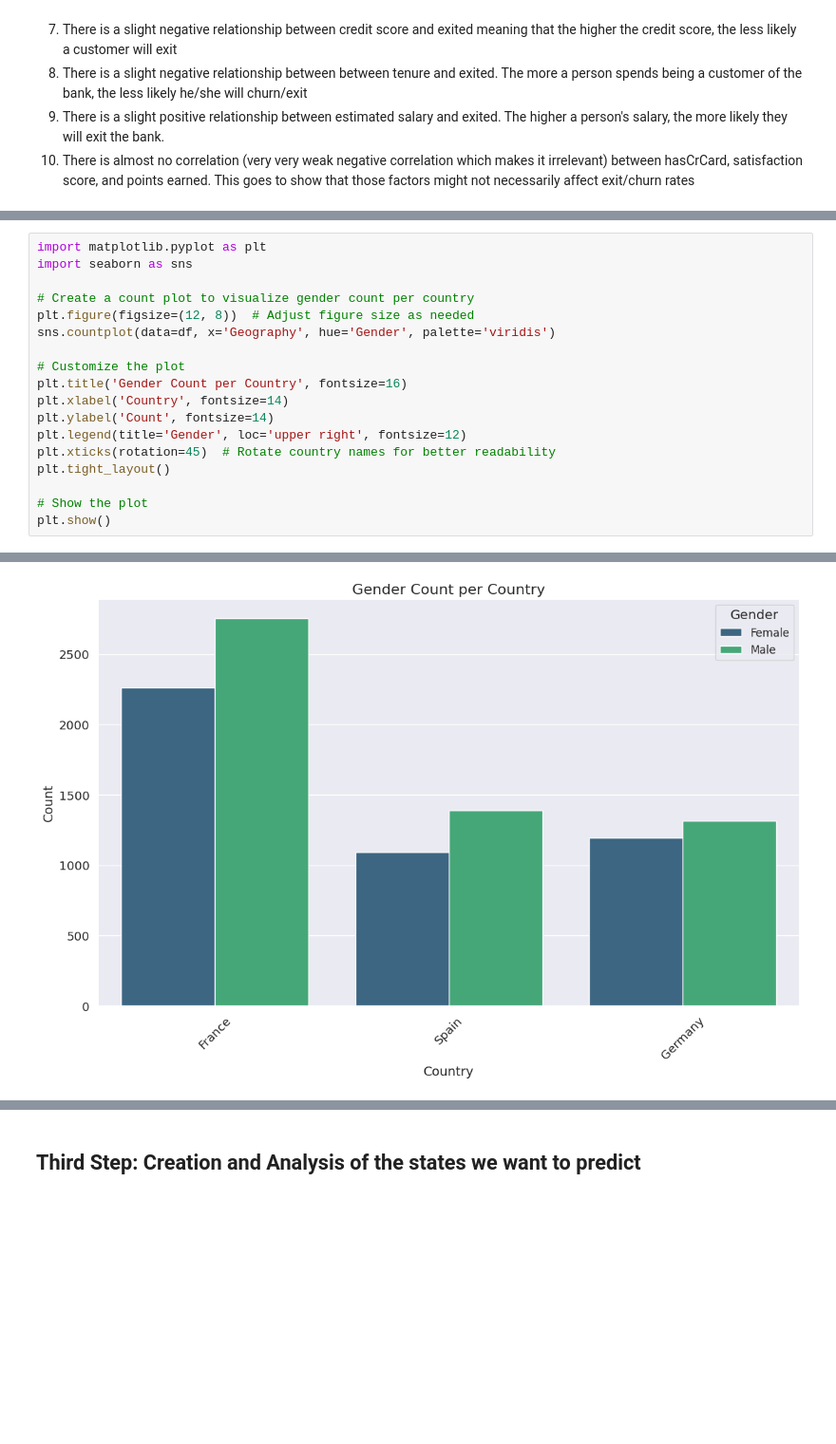
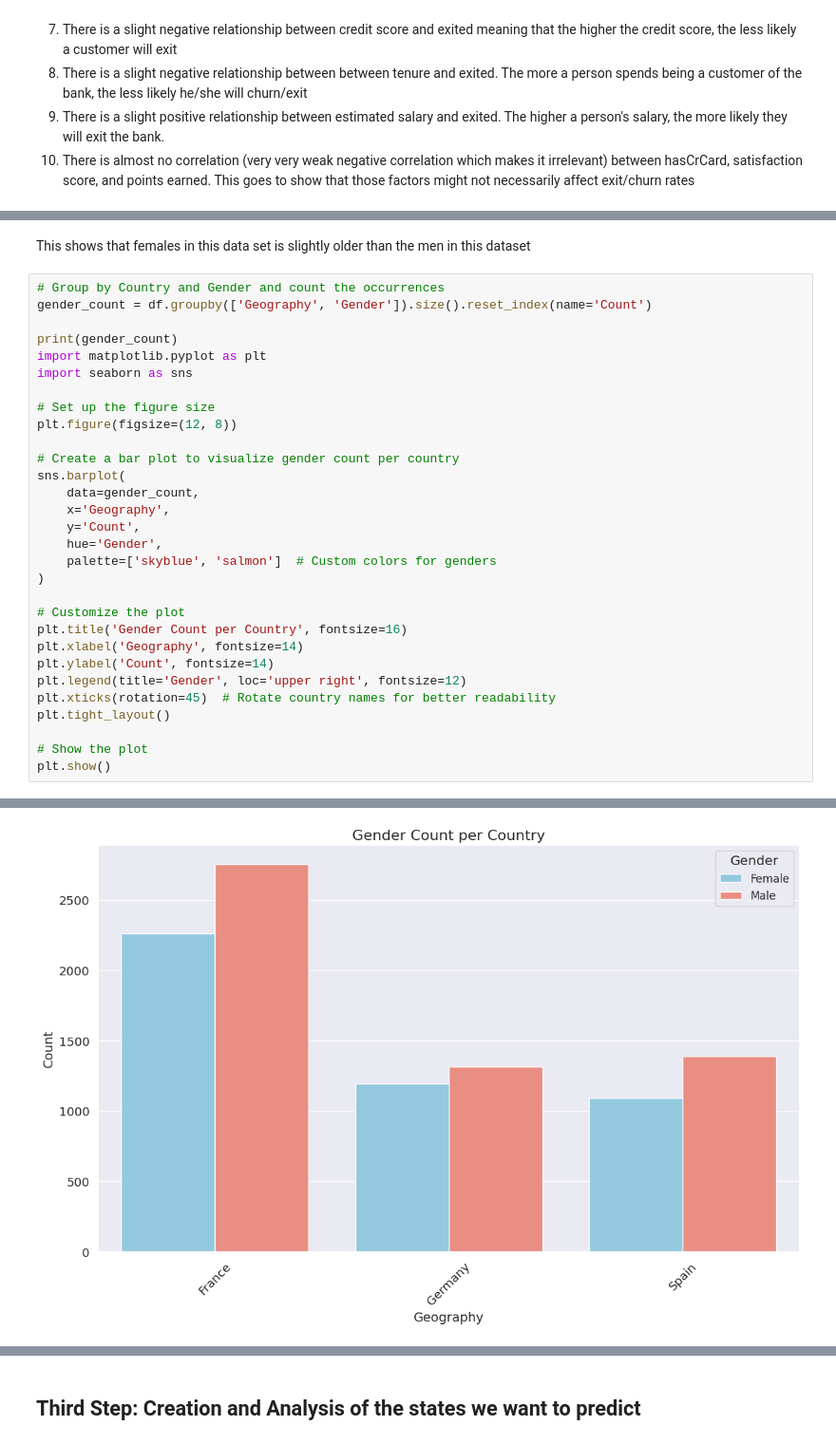
Before and after one commit to Jowayria-27/Artifical-Intelligence-Project, a Jupyter notebook: Customer_Churn.ipynb, the cells around one changed output, grey strips where cells are left out. Shown at 95% size. Drawn from its saved outputs; the diff is of its cells as text; blank space fills up the shorter version.

```diff
--- a/Customer_Churn.ipynb
+++ b/Customer_Churn.ipynb
@@ -421,14 +448,28 @@ Based on the bar plot above, all card types almost have the same churn rate. How
+# %% [markdown]
+This shows that females in this data set is slightly older than the men in this dataset
 # %%
+# Group by Country and Gender and count the occurrences
+gender_count = df.groupby(['Geography', 'Gender']).size().reset_index(name='Count')
+
+print(gender_count)
 import matplotlib.pyplot as plt
 import seaborn as sns
 
-# Create a count plot to visualize gender count per country
-plt.figure(figsize=(12, 8))  # Adjust figure size as needed
-sns.countplot(data=df, x='Geography', hue='Gender', palette='viridis')
+# Set up the figure size
+plt.figure(figsize=(12, 8))
+
+# Create a bar plot to visualize gender count per country
+sns.barplot(
+    data=gender_count,
+    x='Geography',
+    y='Count',
+    hue='Gender',
+    palette=['skyblue', 'salmon']  # Custom colors for genders
+)
 
 # Customize the plot
 plt.title('Gender Count per Country', fontsize=16)
-plt.xlabel('Country', fontsize=14)
+plt.xlabel('Geography', fontsize=14)
 plt.ylabel('Count', fontsize=14)
 plt.legend(title='Gender', loc='upper right', fontsize=12)
 plt.xticks(rotation=45)  # Rotate country names for better readability
@@ -440 +488 @@ plt.show()
-[figure, old version]
+[figure, new version]
```
Also changed, not shown: parts of 18 cells of this notebook.
